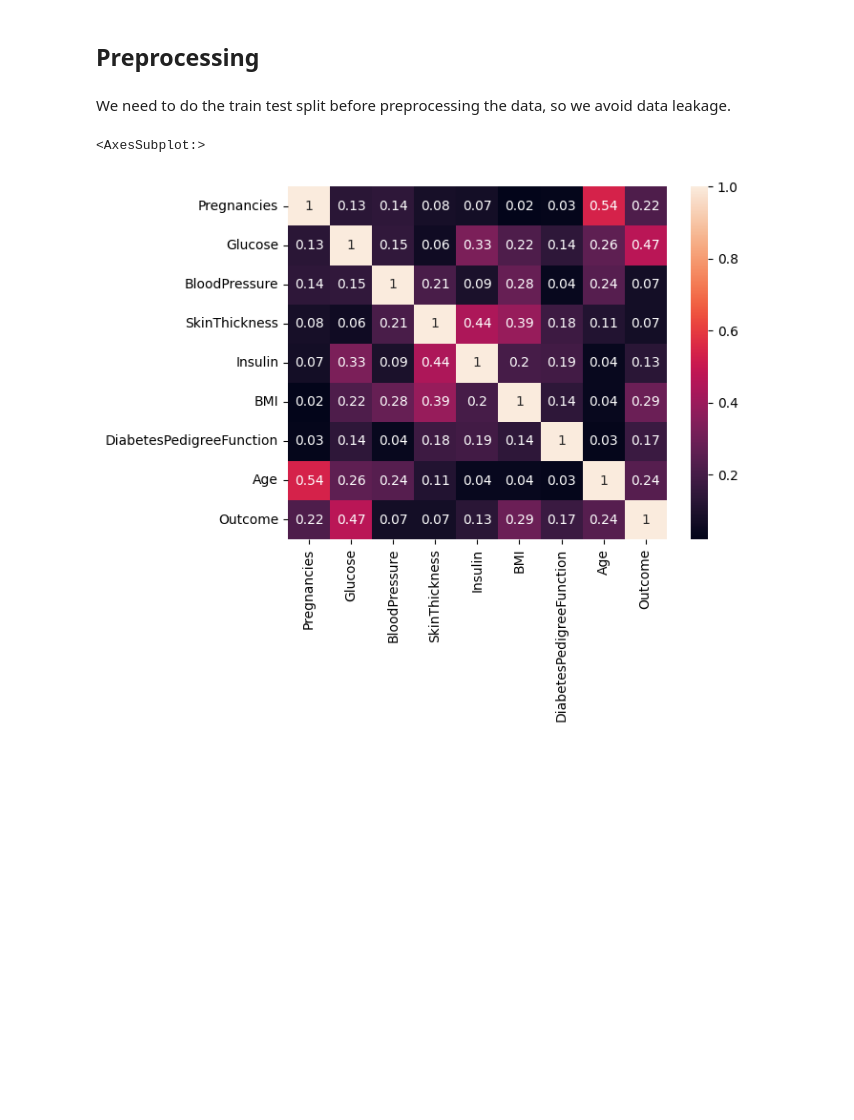
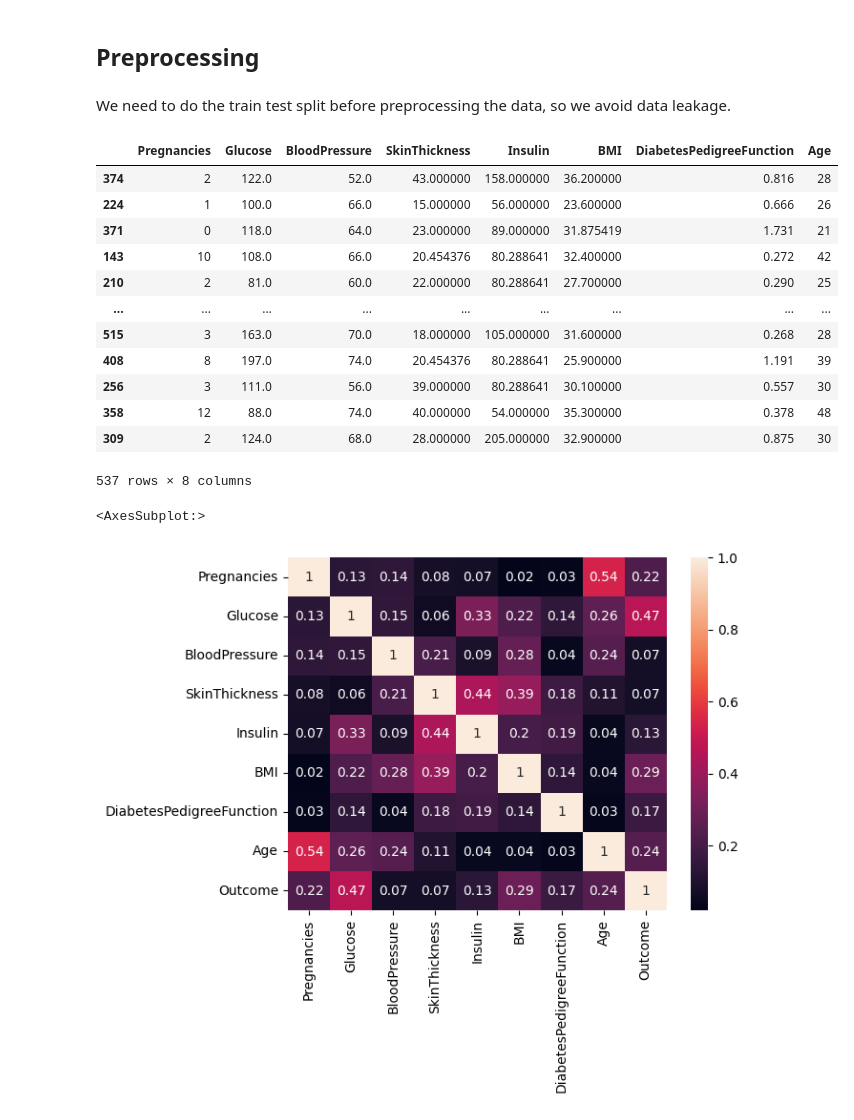
Before and after one commit to StefanieSenger/DiabetesAlert, a Jupyter notebook: notebooks/notebook.ipynb, the cells around one changed output. Drawn from its saved outputs; the diff is of its cells as text; code cells hidden in the pictures; blank space fills up the shorter version.

```diff
--- a/notebooks/notebook.ipynb
+++ b/notebooks/notebook.ipynb
@@ -121,3 +111,20 @@ for column in columns_to_fillna:
+# %%
+columns_to_fillna = ['Glucose', 'BloodPressure', 'SkinThickness', 'BMI', 'Insulin']
+substituting_nan_values(X_train, columns_to_fillna)
+# %% [output]
+|  | Pregnancies | Glucose | BloodPressure | SkinThickness | Insulin | BMI | DiabetesPedigreeFunction | Age |
+| 374 | 2 | 122.0 | 52.0 | 43.000000 | 158.000000 | 36.200000 | 0.816 | 28 |
+| 224 | 1 | 100.0 | 66.0 | 15.000000 | 56.000000 | 23.600000 | 0.666 | 26 |
+| 371 | 0 | 118.0 | 64.0 | 23.000000 | 89.000000 | 31.875419 | 1.731 | 21 |
+| 143 | 10 | 108.0 | 66.0 | 20.454376 | 80.288641 | 32.400000 | 0.272 | 42 |
+| 210 | 2 | 81.0 | 60.0 | 22.000000 | 80.288641 | 27.700000 | 0.290 | 25 |
+| ... | ... | ... | ... | ... | ... | ... | ... | ... |
+| 515 | 3 | 163.0 | 70.0 | 18.000000 | 105.000000 | 31.600000 | 0.268 | 28 |
+| 408 | 8 | 197.0 | 74.0 | 20.454376 | 80.288641 | 25.900000 | 1.191 | 39 |
+| 256 | 3 | 111.0 | 56.0 | 39.000000 | 80.288641 | 30.100000 | 0.557 | 30 |
+| 358 | 12 | 88.0 | 74.0 | 40.000000 | 54.000000 | 35.300000 | 0.378 | 48 |
+| 309 | 2 | 124.0 | 68.0 | 28.000000 | 205.000000 | 32.900000 | 0.875 | 30 |
+537 rows × 8 columns
 # %%
 # Check on correlations
 
```
Also changed, not shown: parts of 20 cells of this notebook, 5 other files.
